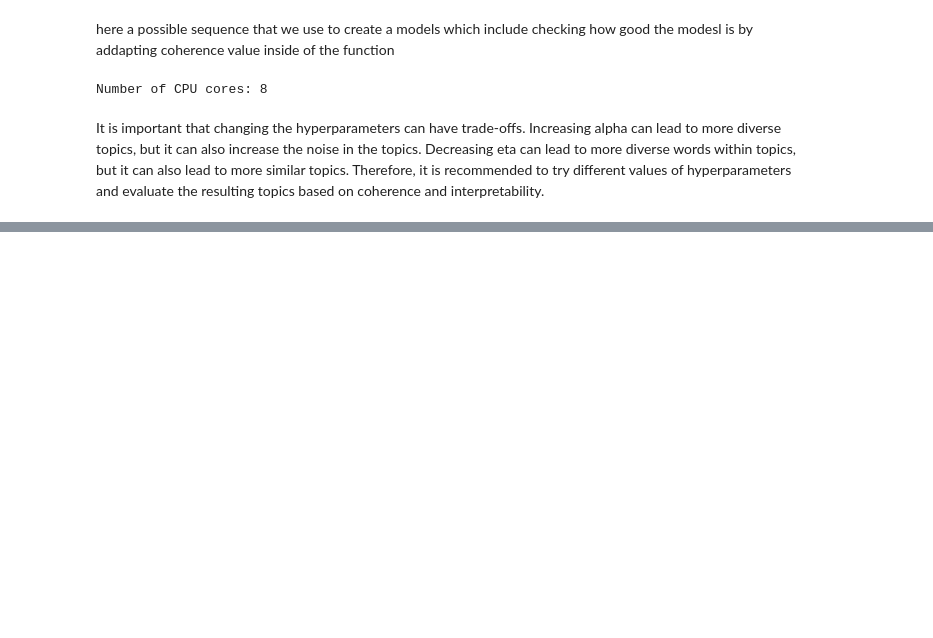
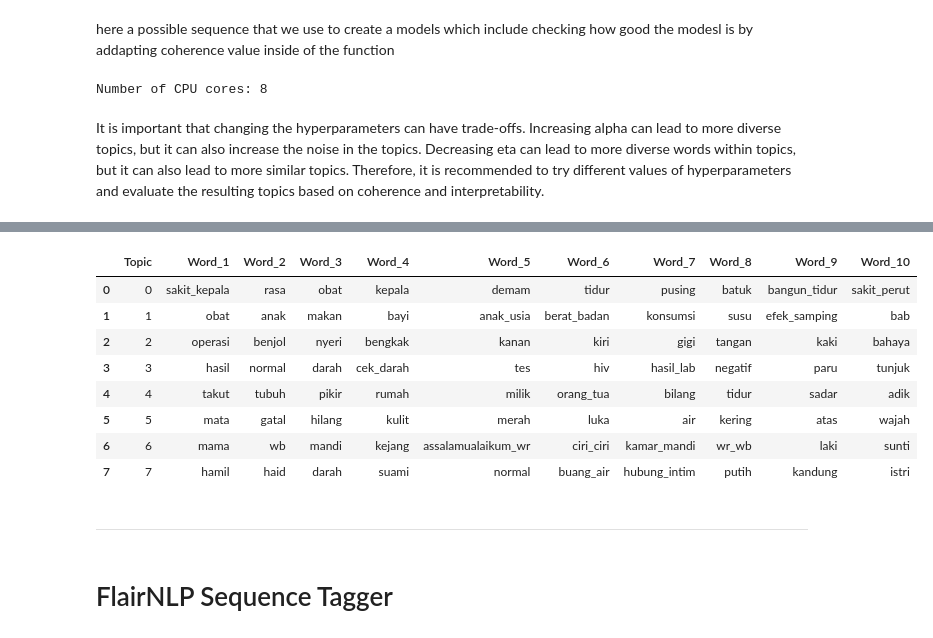
Before and after one commit to 36senm/Topic-Modeling-Study-Case-Telemedicine-Questioner-, a Jupyter notebook: partisitahun.ipynb, the cells around one changed output, grey strips where cells are left out. Cells and saved outputs as stored; diff of their text form; code cells hidden in the pictures; blank space fills up the shorter version.

```diff
--- a/partisitahun.ipynb
+++ b/partisitahun.ipynb
@@ -442,0 +842,13 @@ print(f"Perplexity: {nbound}")
+# %%
+topic_data = []
+for topic_id, topic in topics:
+    words = [word_prob[0] for word_prob in topic]
+    probabilities = [word_prob[1] for word_prob in topic]
+    merged_data = [f'{word} ({prob:.4f})' for word, prob in zip(words, probabilities)]
+    topic_data.append([topic_id] + merged_data)
+
+# Create the dataframe using the topic data
+df_topics = pd.DataFrame(topic_data, columns=['Topic'] + ['Word & Probability'] * len(words))
+
+# Print the dataframe
+df_topics
@@ -442,0 +865,14 @@ print(f"Perplexity: {nbound}")
+# %%
+# Create a list to store the topic data
+topic_data = []
+for topic_id, topic in topics:
+    words = [word_prob[0] for word_prob in topic]
+    probabilities = [word_prob[1] for word_prob in topic]
+    merged_data = [f'{word} ({prob:.4f})' for word, prob in zip(words, probabilities)]
+    topic_data.append([topic_id] + merged_data)
+
+# Create the dataframe using the topic data
+df_topics = pd.DataFrame(topic_data, columns=['Topic'] + [f'Word_{i+1}_Probability' for i in range(len(words))])
+
+# Print the dataframe
+df_topics
@@ -442,0 +889,21 @@ print(f"Perplexity: {nbound}")
+# %%
+topic_data = []
+for topic_id, topic in topics:
+    words = [word_prob[0] for word_prob in topic]
+    topic_data.append([topic_id] + words)
+
+# Create the dataframe using the topic data
+df_topics = pd.DataFrame(topic_data, columns=['Topic'] + [f'Word_{i+1}' for i in range(len(words))])
+
+# Print the dataframe
+df_topics
+# %% [output]
+|  | Topic | Word_1 | Word_2 | Word_3 | Word_4 | Word_5 | Word_6 | Word_7 | Word_8 | Word_9 | Word_10 |
+| 0 | 0 | sakit_kepala | rasa | obat | kepala | demam | tidur | pusing | batuk | bangun_tidur | sakit_perut |
+| 1 | 1 | obat | anak | makan | bayi | anak_usia | berat_badan | konsumsi | susu | efek_samping | bab |
+| 2 | 2 | operasi | benjol | nyeri | bengkak | kanan | kiri | gigi | tangan | kaki | bahaya |
+| 3 | 3 | hasil | normal | darah | cek_darah | tes | hiv | hasil_lab | negatif | paru | tunjuk |
+| 4 | 4 | takut | tubuh | pikir | rumah | milik | orang_tua | bilang | tidur | sadar | adik |
+| 5 | 5 | mata | gatal | hilang | kulit | merah | luka | air | kering | atas | wajah |
+| 6 | 6 | mama | wb | mandi | kejang | assalamualaikum_wr | ciri_ciri | kamar_mandi | wr_wb | laki | sunti |
+| 7 | 7 | hamil | haid | darah | suami | normal | buang_air | hubung_intim | putih | kandung | istri |
@@ -443,3 +912,7 @@ print(f"Perplexity: {nbound}")
+# %% [markdown]
+-----
+# %% [markdown]
+# FlairNLP Sequence Tagger
 # %%
 from flair.models import SequenceTagger
 # %%
```
Also changed, not shown: parts of 72 cells of this notebook.
